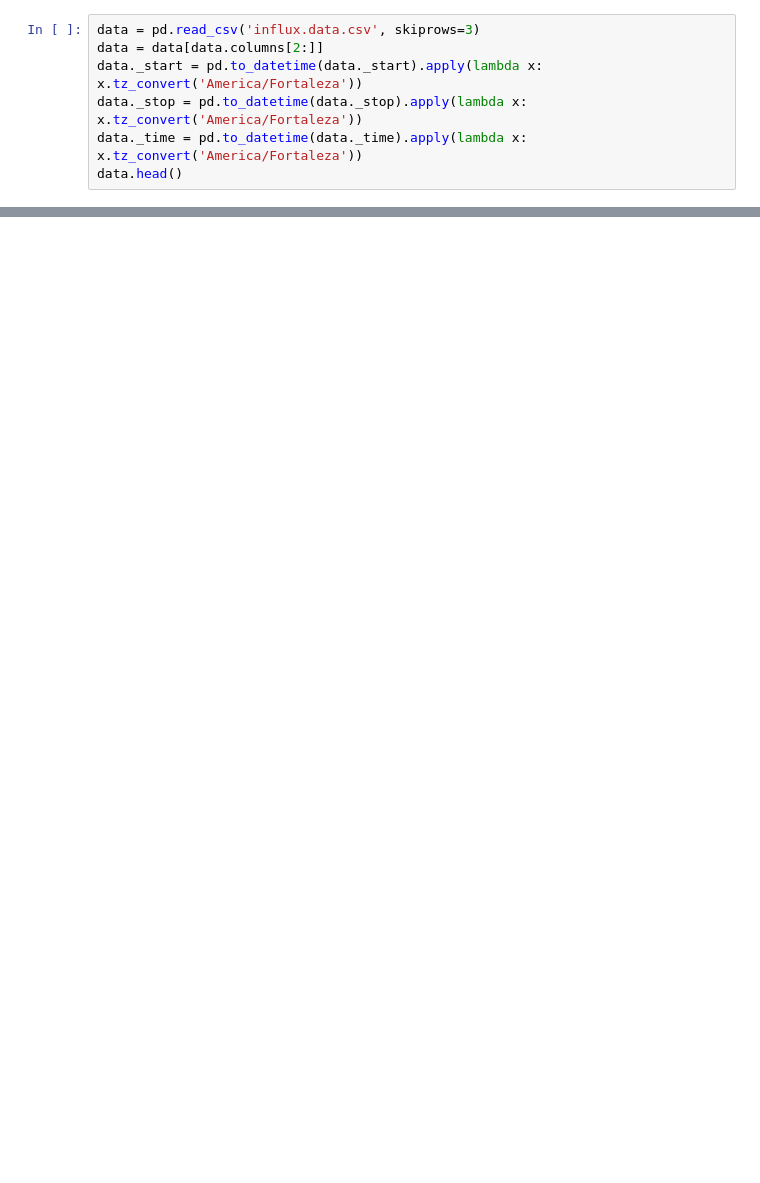
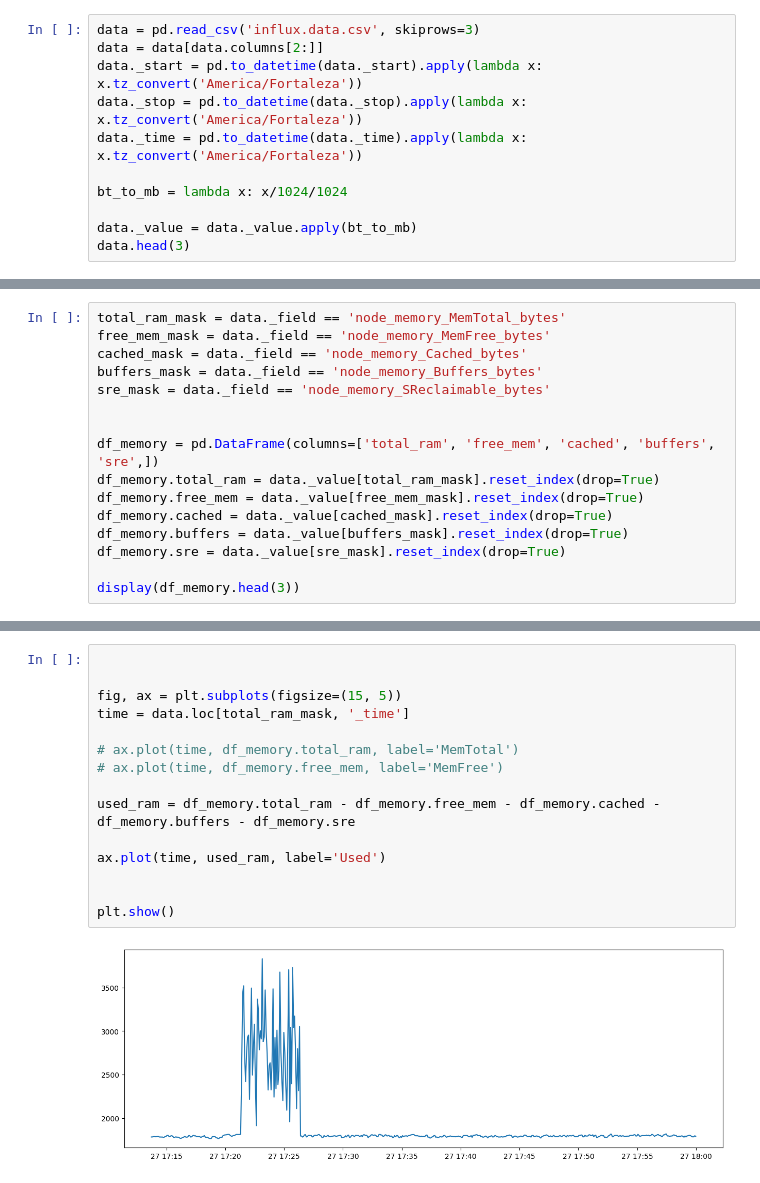
Before and after one commit to bombermal/TCC, a Jupyter notebook: Monitoring_VM/Retrieve/main.ipynb, the cells around one changed output, grey strips where cells are left out. Drawn from its saved outputs; the diff is of its cells as text; blank space fills up the shorter version.

```diff
--- a/Monitoring_VM/Retrieve/main.ipynb
+++ b/Monitoring_VM/Retrieve/main.ipynb
@@ -241,5 +7,9 @@ data = data[data.columns[2:]]
 data._start = pd.to_datetime(data._start).apply(lambda x: x.tz_convert('America/Fortaleza'))
 data._stop = pd.to_datetime(data._stop).apply(lambda x: x.tz_convert('America/Fortaleza'))
 data._time = pd.to_datetime(data._time).apply(lambda x: x.tz_convert('America/Fortaleza'))
-data.head()
+
+bt_to_mb = lambda x: x/1024/1024
+
+data._value = data._value.apply(bt_to_mb)
+data.head(3)
 # %% [output]
@@ -288,0 +32,16 @@ data_test.plot(x='_time', y='_value', figsize=(15, 5))
+# %%
+total_ram_mask = data._field == 'node_memory_MemTotal_bytes'
+free_mem_mask = data._field == 'node_memory_MemFree_bytes'
+cached_mask = data._field == 'node_memory_Cached_bytes'
+buffers_mask = data._field == 'node_memory_Buffers_bytes'
+sre_mask = data._field == 'node_memory_SReclaimable_bytes'
+
+
+df_memory = pd.DataFrame(columns=['total_ram', 'free_mem', 'cached', 'buffers', 'sre',])
+df_memory.total_ram = data._value[total_ram_mask].reset_index(drop=True)
+df_memory.free_mem = data._value[free_mem_mask].reset_index(drop=True)
+df_memory.cached = data._value[cached_mask].reset_index(drop=True)
+df_memory.buffers = data._value[buffers_mask].reset_index(drop=True)
+df_memory.sre = data._value[sre_mask].reset_index(drop=True)
+
+display(df_memory.head(3))
@@ -288,0 +53,17 @@ data_test.plot(x='_time', y='_value', figsize=(15, 5))
+# %%
+
+
+fig, ax = plt.subplots(figsize=(15, 5))
+time = data.loc[total_ram_mask, '_time']
+
+# ax.plot(time, df_memory.total_ram, label='MemTotal')
+# ax.plot(time, df_memory.free_mem, label='MemFree')
+
+used_ram = df_memory.total_ram - df_memory.free_mem - df_memory.cached - df_memory.buffers - df_memory.sre
+
+ax.plot(time, used_ram, label='Used')
+
+
+plt.show()
+# %% [output]
+[figure, added]
```
Also changed, not shown: parts of 25 cells of this notebook.
